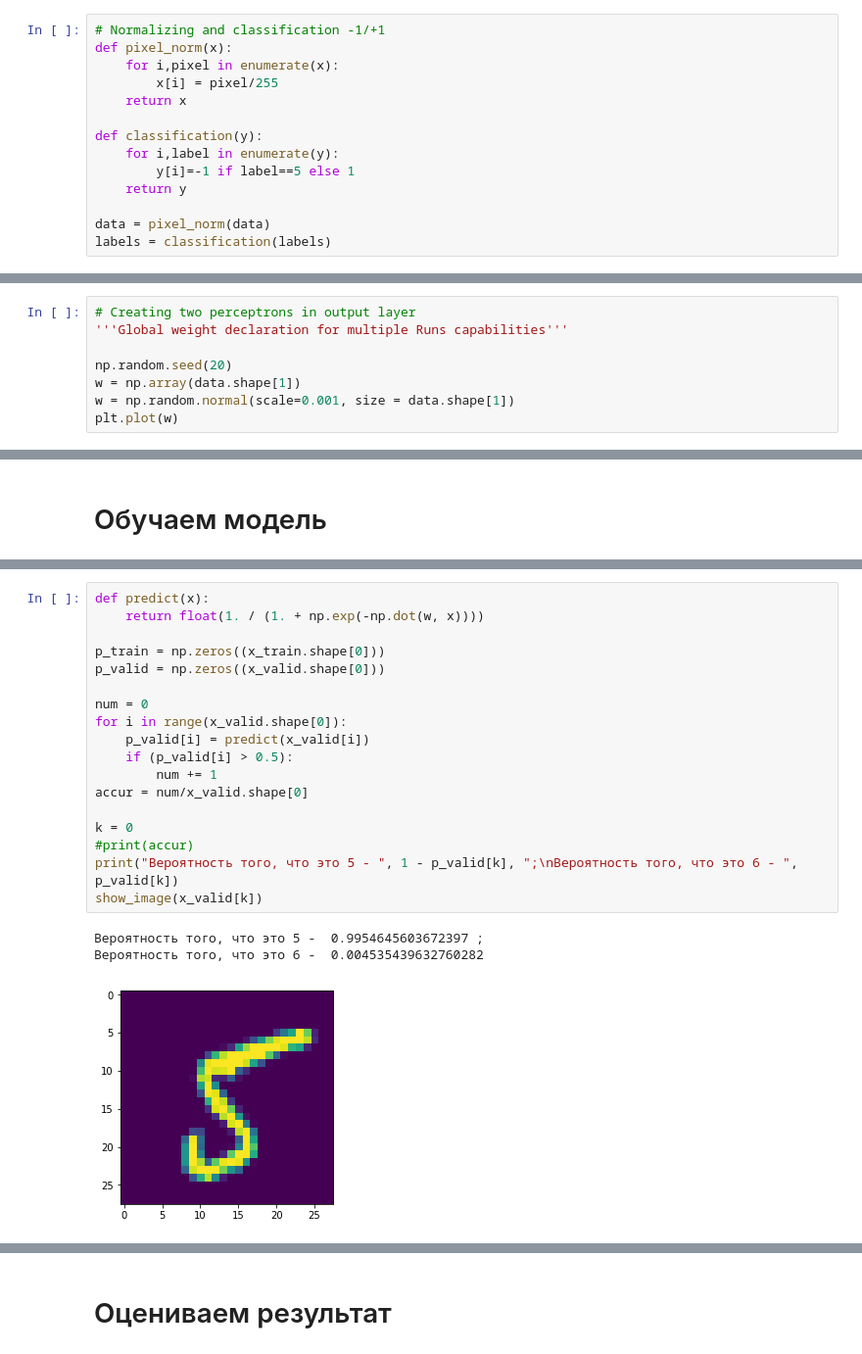
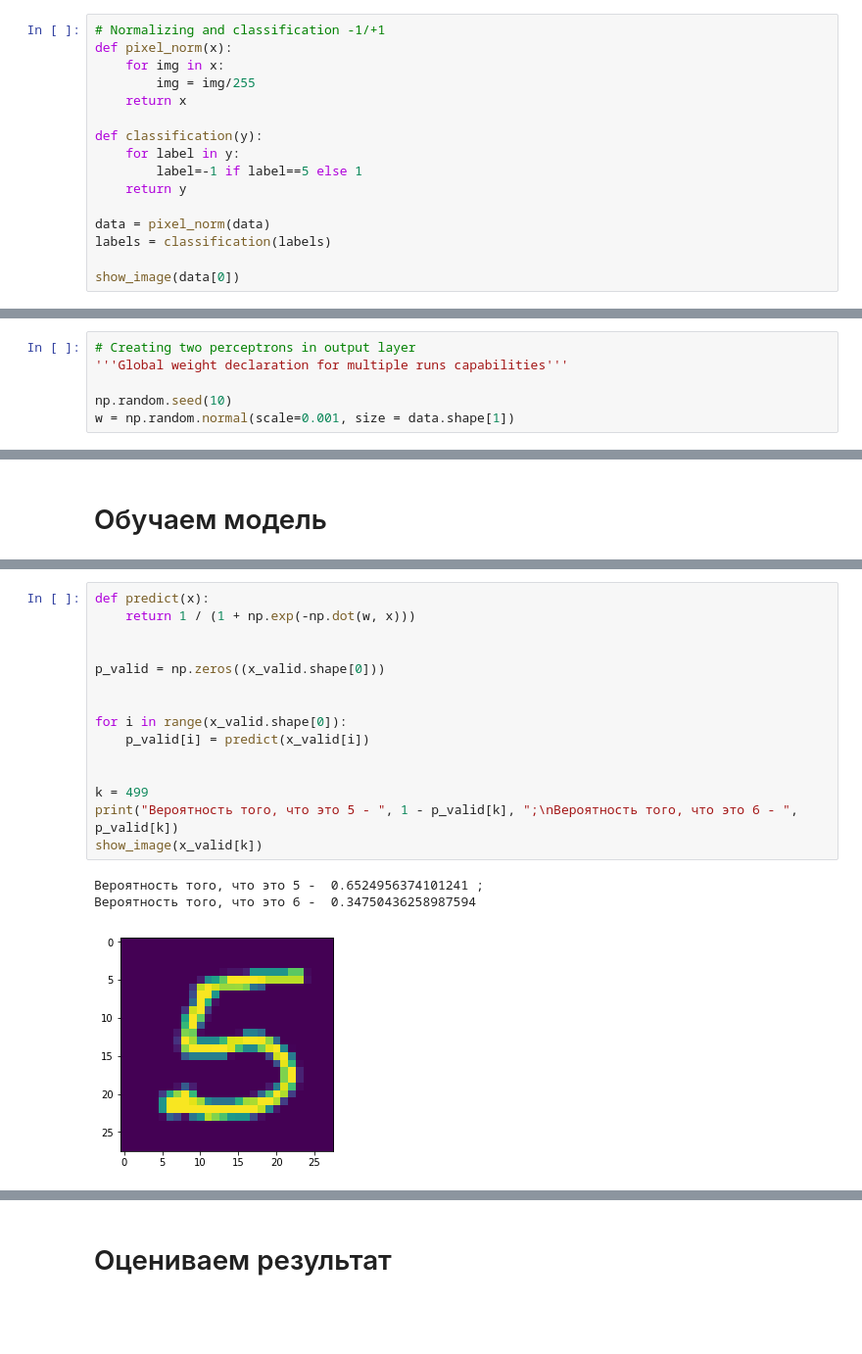
Before and after one commit to GitDimONE/Tech_ANN, a Jupyter notebook: 1_Lecture/01_Homework_Template.ipynb, the cells around one changed output, grey strips where cells are left out. Shown at 98% size. Saved outputs shown, nothing was run; the diff lists cells and outputs as text; blank space fills up the shorter version.

```diff
--- a/1_Lecture/01_Homework_Template.ipynb
+++ b/1_Lecture/01_Homework_Template.ipynb
@@ -27,14 +27,16 @@ def show_image(img):
 # %%
 # Normalizing and classification -1/+1
 def pixel_norm(x):
-    for i,pixel in enumerate(x):
-        x[i] = pixel/255
+    for img in x:
+        img = img/255
     return x
 
 def classification(y):
-    for i,label in enumerate(y):
-        y[i]=-1 if label==5 else 1
+    for label in y:
+        label=-1 if label==5 else 1
     return y
 
 data = pixel_norm(data)
 labels = classification(labels)
+
+show_image(data[0])
@@ -42,9 +46,7 @@ labels = classification(labels)
 # Создание модели
 # %%
 # Creating two perceptrons in output layer
-'''Global weight declaration for multiple Runs capabilities'''
+'''Global weight declaration for multiple runs capabilities'''
 
-np.random.seed(20)
-w = np.array(data.shape[1])
+np.random.seed(10)
 w = np.random.normal(scale=0.001, size = data.shape[1])
-plt.plot(w)
@@ -154,23 +164,20 @@ plt.legend()
 # %%
 def predict(x):
-    return float(1. / (1. + np.exp(-np.dot(w, x))))
+    return 1 / (1 + np.exp(-np.dot(w, x)))
 
-p_train = np.zeros((x_train.shape[0]))
+
 p_valid = np.zeros((x_valid.shape[0]))
 
-num = 0
+
 for i in range(x_valid.shape[0]):
     p_valid[i] = predict(x_valid[i])
-    if (p_valid[i] > 0.5):
-        num += 1
-accur = num/x_valid.shape[0]
 
-k = 0
-#print(accur)
+
+k = 499
 print("Вероятность того, что это 5 - ", 1 - p_valid[k], ";\nВероятность того, что это 6 - ", p_valid[k])
 show_image(x_valid[k])
 # %% [output]
-Вероятность того, что это 5 -  0.9954645603672397 ;
-Вероятность того, что это 6 -  0.004535439632760282
+Вероятность того, что это 5 -  0.6524956374101241 ;
+Вероятность того, что это 6 -  0.34750436258987594
-[figure, old version]
+[figure, new version]
 # %%
```
Also changed, not shown: parts of 14 cells of this notebook.
